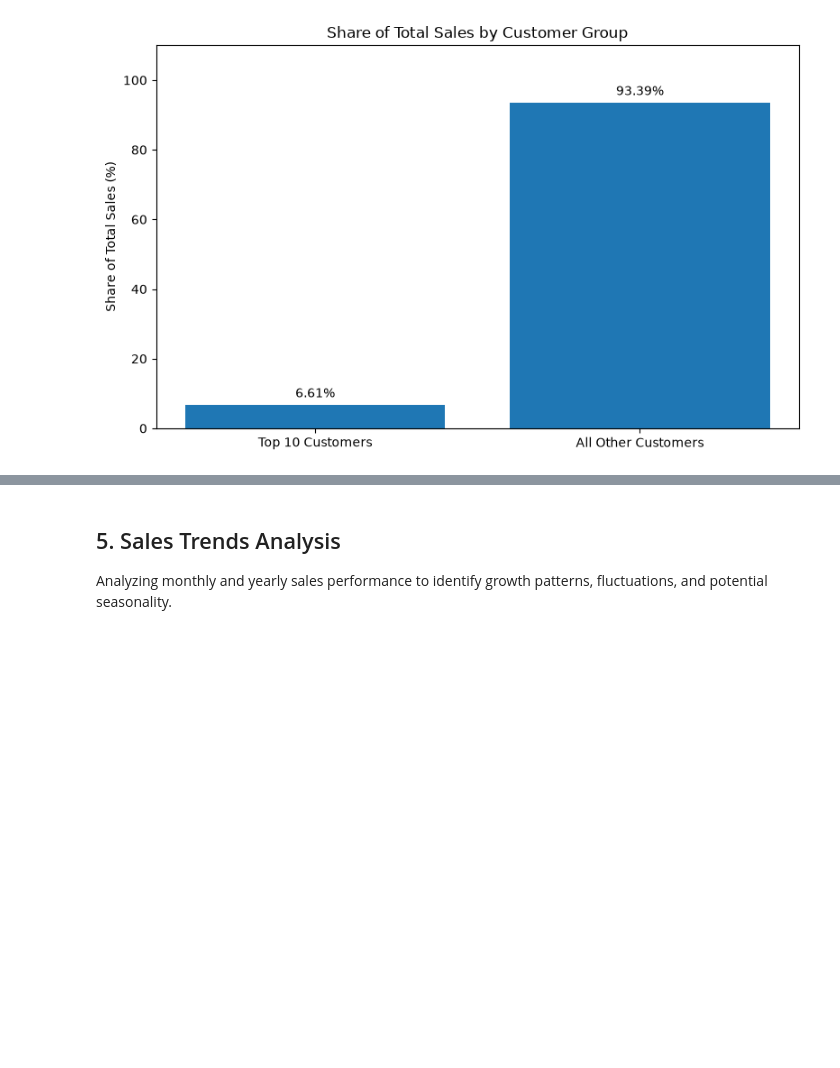
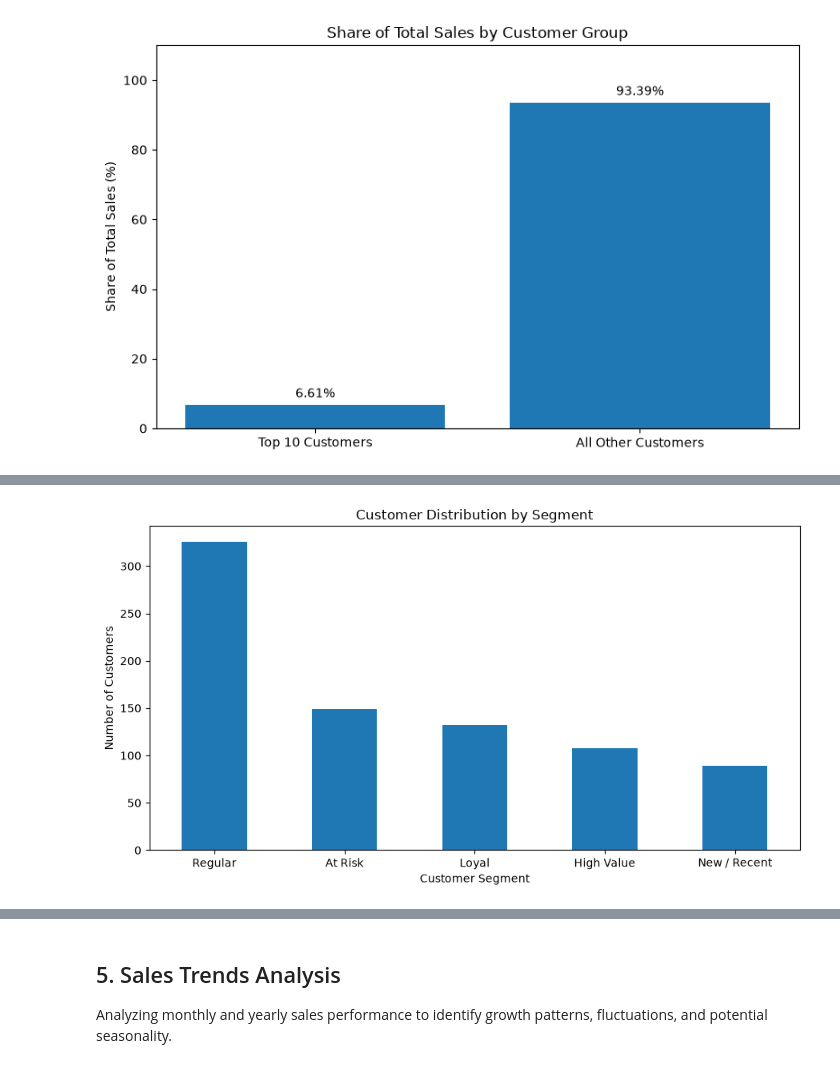
Before and after one commit to kumaridipika928-dot/ecommerce-sales-analytics, a Jupyter notebook: notebooks/02_sales_eda.ipynb, the cells around one changed output, grey strips where cells are left out. Saved outputs shown, nothing was run; the diff lists cells and outputs as text; code cells hidden in the pictures; blank space fills up the shorter version.

```diff
--- a/notebooks/02_sales_eda.ipynb
+++ b/notebooks/02_sales_eda.ipynb
@@ -2042,0 +2246,30 @@ plt.show()
+# %%
+
+# Create customer segments using RFM scores
+
+def segment_customer(row):
+    r = row["R_Score"]
+    f = row["F_Score"]
+    m = row["M_Score"]
+
+    if r >= 4 and f >= 4 and m >= 4:
+        return "High Value"
+
+    elif r >= 3 and f >= 4:
+        return "Loyal"
+
+    elif r <= 2 and f >= 3:
+        return "At Risk"
+
+    elif r >= 4 and f <= 2:
+        return "New / Recent"
+
+    else:
+        return "Regular"
+
+
+rfm["Customer_Segment"] = rfm.apply(
+    segment_customer, axis=1
+)
+
+print(rfm["Customer_Segment"].value_counts())
@@ -2042,0 +2344,17 @@ plt.show()
+# %%
+
+customer_counts = rfm["Customer_Segment"].value_counts()
+
+customer_counts.plot(
+    kind="bar",
+    figsize=(9, 5),
+    rot=0
+)
+
+plt.title("Customer Distribution by Segment")
+plt.xlabel("Customer Segment")
+plt.ylabel("Number of Customers")
+plt.tight_layout()
+plt.show()
+# %% [output]
+[figure, added]
```
Also changed, not shown: parts of 19 cells of this notebook.
